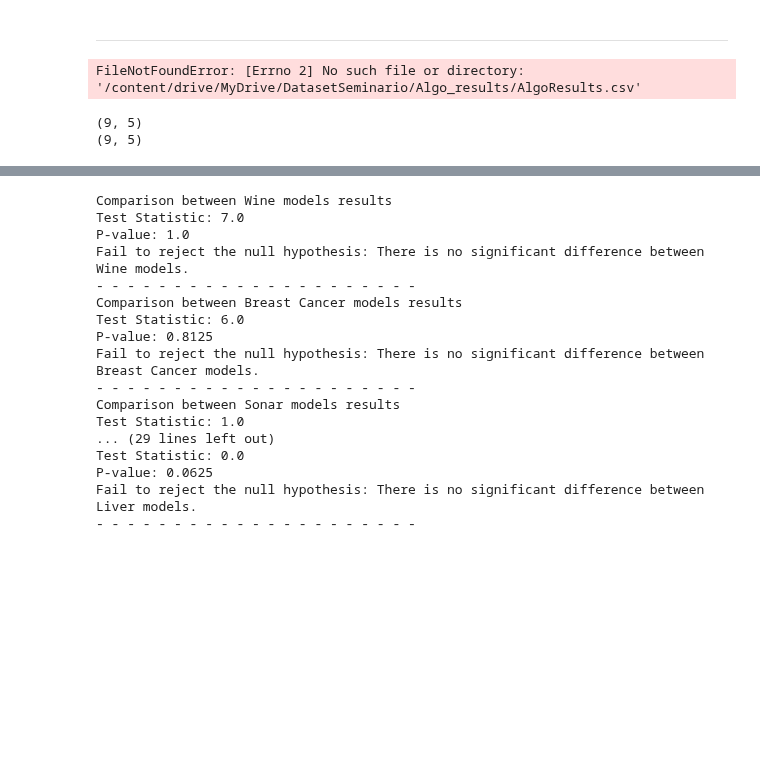
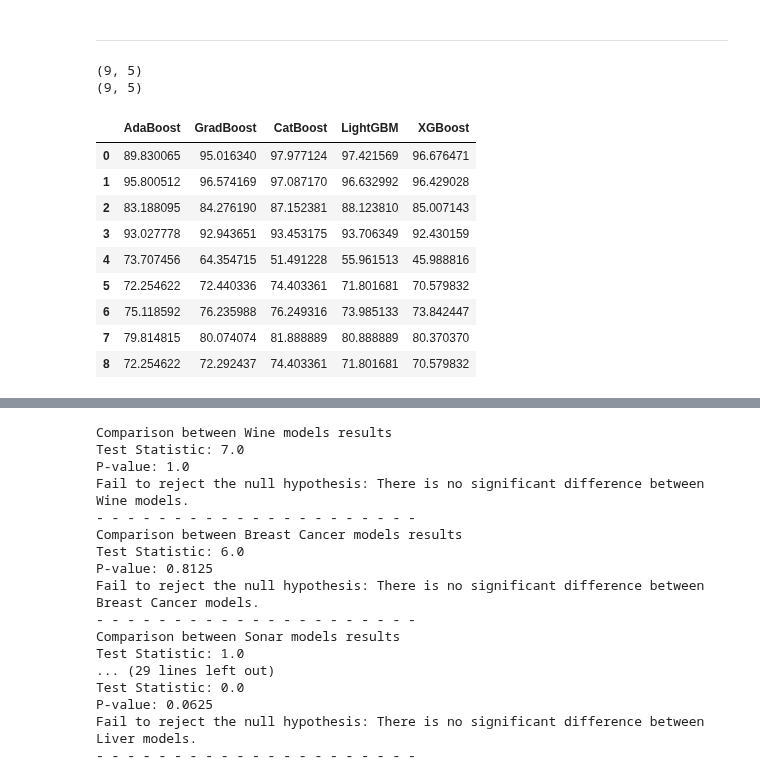
Before and after one commit to RochaErik/AlgorithmComparison, a Jupyter notebook: AlgorithmComparison2.ipynb, the cells around one changed output, grey strips where cells are left out. Saved outputs shown, nothing was run; the diff lists cells and outputs as text; code cells hidden in the pictures; blank space fills up the shorter version.

```diff
--- a/AlgorithmComparison2.ipynb
+++ b/AlgorithmComparison2.ipynb
@@ -1904,13 +1904,24 @@ Models 4 and 5 are not significantly different (p-value = 0.9000).
 # %%
 import scipy.stats as stats
 # %%
-unbalanced_df = pd.read_csv('/content/drive/MyDrive/DatasetSeminario/Algo_results/AlgoResults.csv')
-balanced_df = pd.read_csv('/content/drive/MyDrive/DatasetSeminario/Algo_results/StratAlgoResults.csv')
+unbalanced_df = pd.read_csv('E:\Cursos\MestradoCienciaComputação\Seminario\Datasets\Algo_Results\AlgoResults.csv')
+balanced_df = pd.read_csv('E:\Cursos\MestradoCienciaComputação\Seminario\Datasets\Algo_Results\StratAlgoResults.csv')
-# %% [output]
-FileNotFoundError: [Errno 2] No such file or directory: '/content/drive/MyDrive/DatasetSeminario/Algo_results/AlgoResults.csv'
 # %%
 print(unbalanced_df.shape)
 print(balanced_df.shape)
 # %% [output]
 (9, 5)
 (9, 5)
+# %%
+unbalanced_df
+# %% [output]
+|  | AdaBoost | GradBoost | CatBoost | LightGBM | XGBoost |
+| 0 | 89.830065 | 95.016340 | 97.977124 | 97.421569 | 96.676471 |
+| 1 | 95.800512 | 96.574169 | 97.087170 | 96.632992 | 96.429028 |
+| 2 | 83.188095 | 84.276190 | 87.152381 | 88.123810 | 85.007143 |
+| 3 | 93.027778 | 92.943651 | 93.453175 | 93.706349 | 92.430159 |
+| 4 | 73.707456 | 64.354715 | 51.491228 | 55.961513 | 45.988816 |
+| 5 | 72.254622 | 72.440336 | 74.403361 | 71.801681 | 70.579832 |
+| 6 | 75.118592 | 76.235988 | 76.249316 | 73.985133 | 73.842447 |
+| 7 | 79.814815 | 80.074074 | 81.888889 | 80.888889 | 80.370370 |
+| 8 | 72.254622 | 72.292437 | 74.403361 | 71.801681 | 70.579832 |
```
Also changed, not shown: parts of 1 cell of this notebook, 1 other file.
